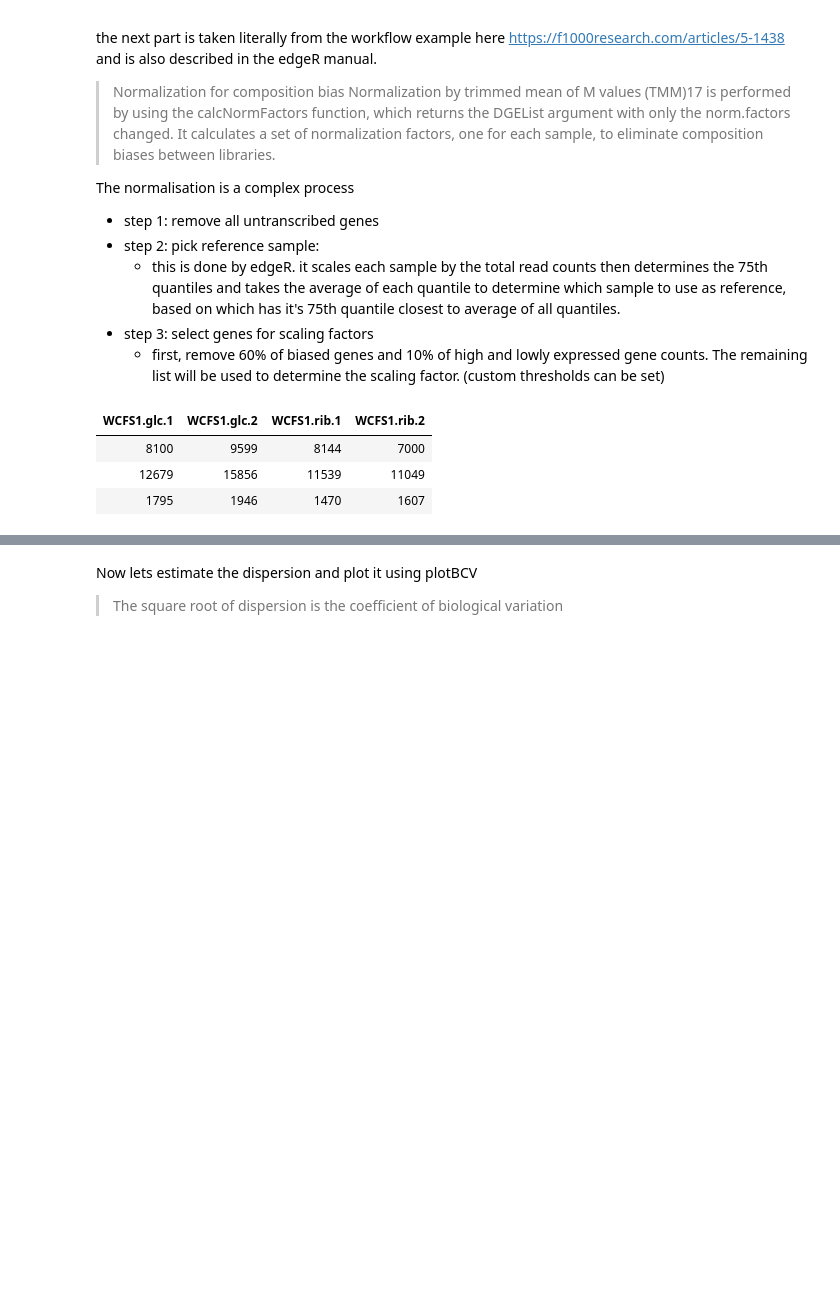
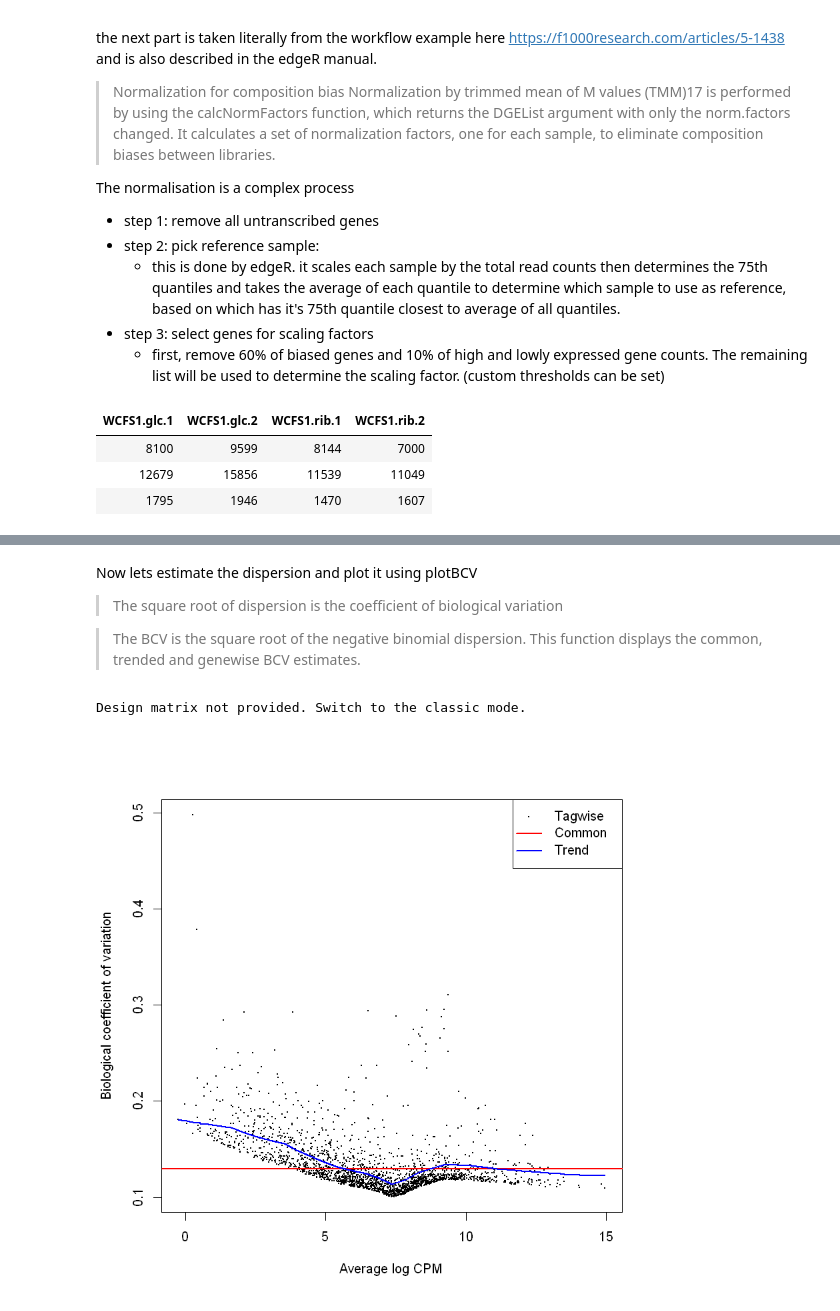
Before and after one commit to Queuebee2/Course6Tutor, a Jupyter notebook: R/Normalising data using edgeR.ipynb, the cells around one changed output, grey strips where cells are left out. Saved outputs shown, nothing was run; the diff lists cells and outputs as text; code cells hidden in the pictures; blank space fills up the shorter version.

```diff
--- a/R/Normalising data using edgeR.ipynb
+++ b/R/Normalising data using edgeR.ipynb
@@ -92,3 +96,5 @@ plotMDS(normalised_data)
 # %% [markdown]
 Now lets estimate the dispersion and plot it using plotBCV
 > The square root of dispersion is the coefficient of biological variation
+
+> The BCV is the square root of the negative binomial dispersion. This function displays the common, trended and genewise BCV estimates.
@@ -97,0 +101,11 @@ plotBCV(normalised_data_dispersion)
+# %%
+normalised_data_dispersion <- estimateDisp(normalised_data)
+
+common <- estimateGLMCommonDisp(normalised_data)
+trend <- estimateGLMTrendedDisp(normalised_data)
+tag <- estimateGLMTagwiseDisp(common)
+
+plotBCV(normalised_data_dispersion)
+# %% [output]
+Design matrix not provided. Switch to the classic mode.
+[figure, added]
```
Also changed, not shown: parts of 13 cells of this notebook.
